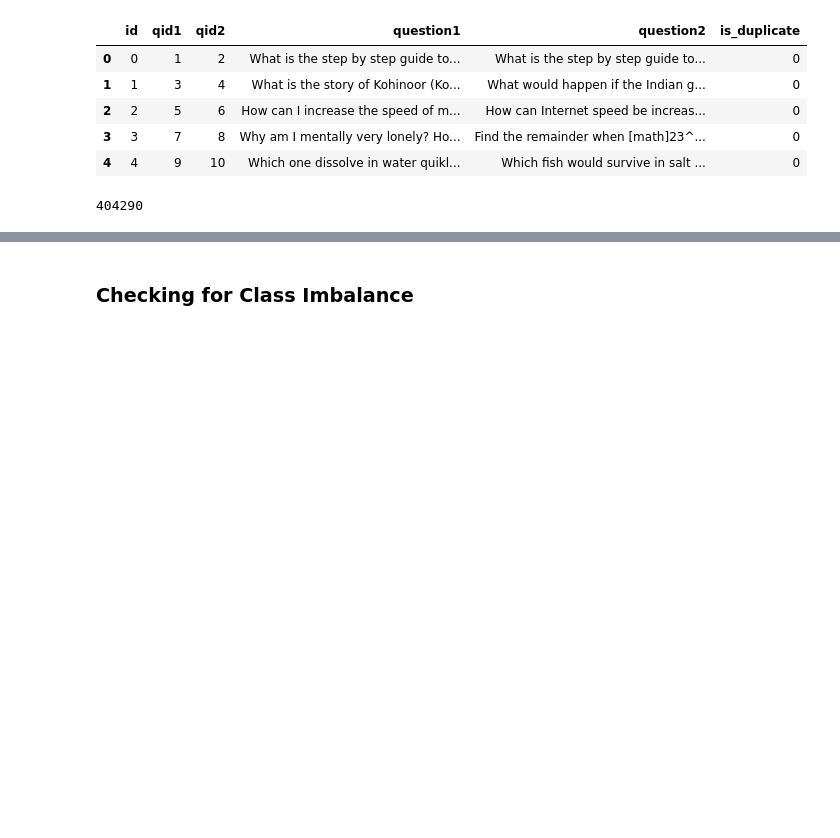
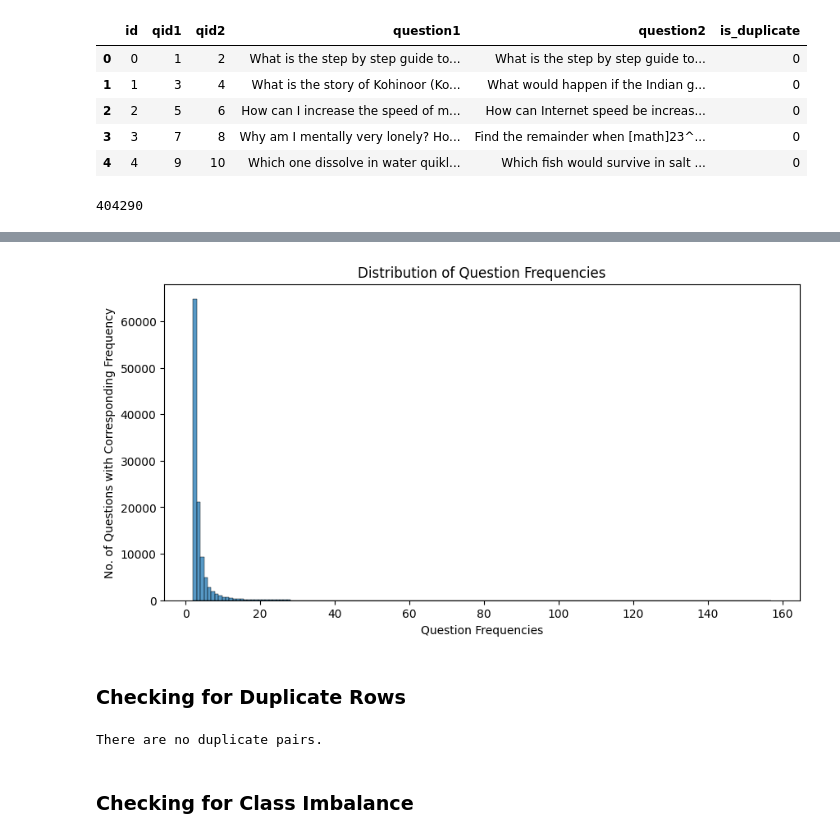
Before and after one commit to cs3244-group-16/quora-question-pairs, a Jupyter notebook: notebooks/qqp_data_analysis.ipynb, the cells around one changed output, grey strips where cells are left out. Drawn from its saved outputs; the diff is of its cells as text; code cells hidden in the pictures; blank space fills up the shorter version.

```diff
--- a/notebooks/qqp_data_analysis.ipynb
+++ b/notebooks/qqp_data_analysis.ipynb
@@ -27,0 +51,6 @@ num_samples
+# %%
+question_ids = df['qid1'].to_list() + df['qid2'].to_list()
+print(f"Total number of questions: {len(question_ids)}")
+
+question_ids = pd.DataFrame(question_ids, columns=["qid"])
+print(f"Unique questions: {len(question_ids['qid'].unique())}")
@@ -27,0 +60,3 @@ num_samples
+# %%
+question_counts = question_ids.value_counts()
+question_counts
@@ -27,0 +95,4 @@ num_samples
+# %%
+# questions that appear more than once
+dup_questions = question_counts[question_counts > 1]
+dup_questions
@@ -28,3 +113,20 @@ num_samples
+# %%
+plt.figure(figsize=(10,5))
+sns.histplot(data=dup_questions, bins=160)
+plt.xlabel('Question Frequencies')
+plt.ylabel('No. of Questions with Corresponding Frequency')
+plt.title('Distribution of Question Frequencies')
+plt.show()
+# %% [output]
+[figure, added]
+# %% [markdown]
+### Checking for Duplicate Rows
+# %%
+pair_counts = df[['qid1', 'qid2']].groupby(['qid1', 'qid2']).count().reset_index()
+has_duplicate_pairs = not (len(pair_counts) == num_samples)
+print(f'There are {"" if has_duplicate_pairs else "no "}duplicate pairs.')
+# %% [output]
+There are no duplicate pairs.
 # %% [markdown]
 ### Checking for Class Imbalance
 # %%
```
Also changed, not shown: parts of 7 cells of this notebook.
